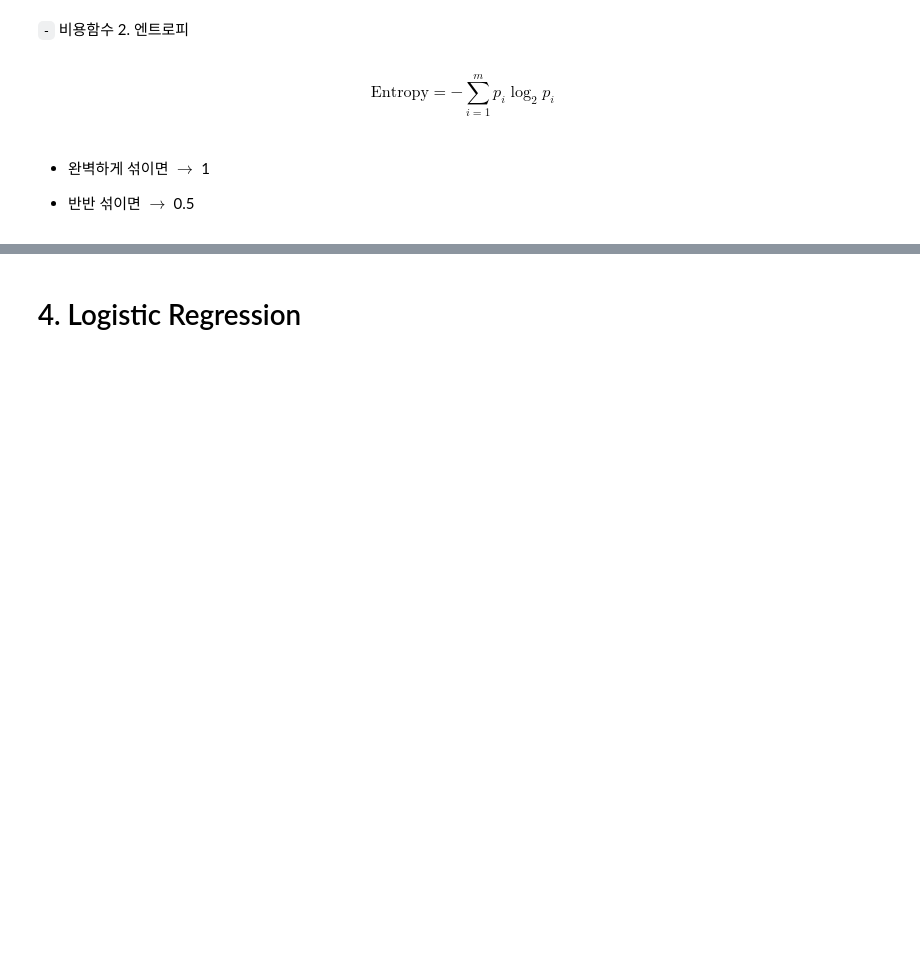
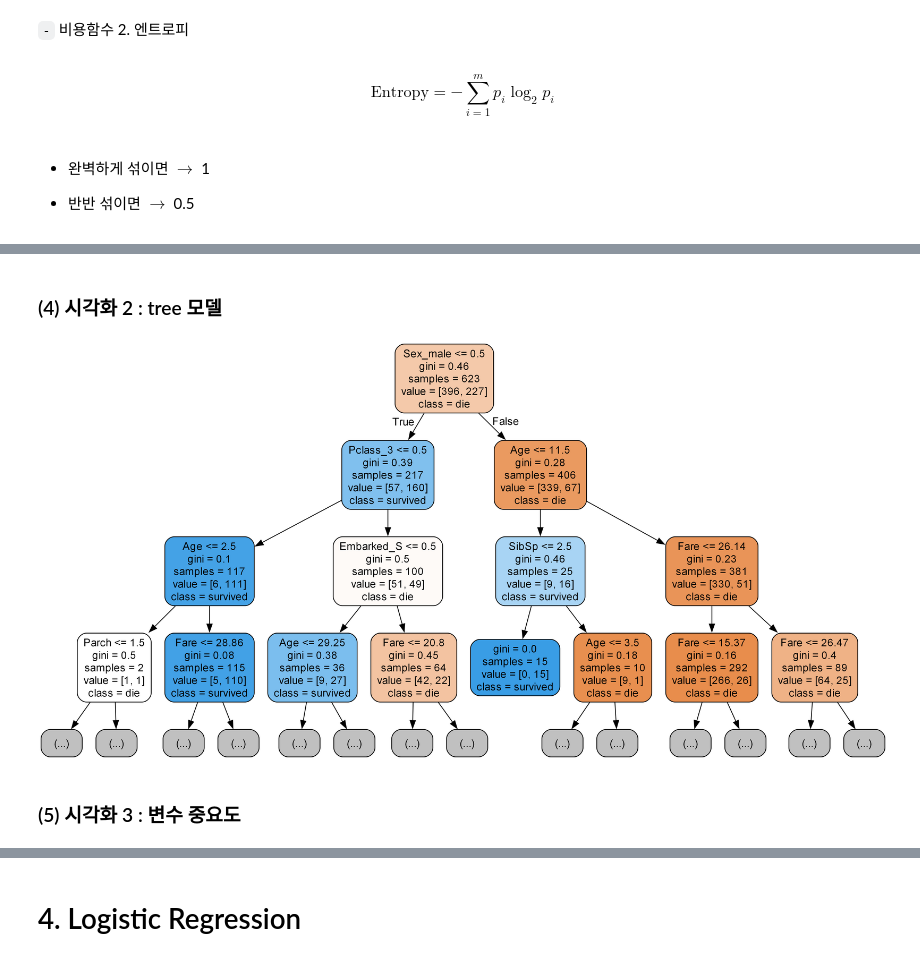
Before and after one commit to gangcheol/mysite2, a Jupyter notebook: posts/DX/04. 머신러닝/2023-09-13-02. 머신러닝 (2).ipynb, the cells around one changed output, grey strips where cells are left out. Cells and saved outputs as stored; diff of their text form; code cells hidden in the pictures; blank space fills up the shorter version.

```diff
--- a/posts/DX/04. 머신러닝/2023-09-13-02. 머신러닝 (2).ipynb
+++ b/posts/DX/04. 머신러닝/2023-09-13-02. 머신러닝 (2).ipynb
@@ -863,0 +1019,21 @@ $$\text {Entropy} = -\sum_{i=1}^m p_i \log_2 p_i$$
+# %%
+# step 1.  모듈 로드
+from sklearn.tree import DecisionTreeClassifier
+
+# step 2.  선언하기
+
+model = DecisionTreeClassifier(max_depth = 5)
+
+# step 3. 학습하기
+
+model.fit(x_train, y_train)
+
+# step 4.  예측하기
+y_pred = model.predict(x_test)
+
+# step 5. 평가하기
+from sklearn.metrics import accuracy_score, precision_score, recall_score, f1_score
+acc = accuracy_score(y_test, y_pred)
+pre = precision_score(y_test, y_pred)
+recall = recall_score(y_test, y_pred)
+f1_score = f1_score(y_test, y_pred)
@@ -863,0 +1050,27 @@ $$\text {Entropy} = -\sum_{i=1}^m p_i \log_2 p_i$$
+# %% [markdown]
+### (4) 시각화 2 : tree 모델
+# %%
+# | code-fold : true
+# 시각화 모듈 불러오기
+from sklearn.tree import export_graphviz
+from IPython.display import Image
+
+# 이미지 파일 만들기
+export_graphviz(model,                                 # 모델 이름
+                out_file='tree.dot',                   # 파일 이름
+                feature_names=x.columns,               # Feature 이름
+                class_names=['die', 'survived'],       # Target Class 이름
+                rounded=True,                          # 둥근 테두리
+                precision=2,                           # 불순도 소숫점 자리수
+                filled=True,                              # 박스 내부 채우기
+                max_depth=3)                         # 그래프에 표시할 트리의 깊이
+
+# 파일 변환
+!dot tree.dot -Tpng -otree.png -Gdpi=300
+
+# 이미지 파일 표시
+Image(filename='tree.png')
+# %% [output]
+[figure, added]
+# %% [markdown]
+### (5) 시각화 3 : 변수 중요도
```
Also changed, not shown: parts of 88 cells of this notebook, 39 other files.
